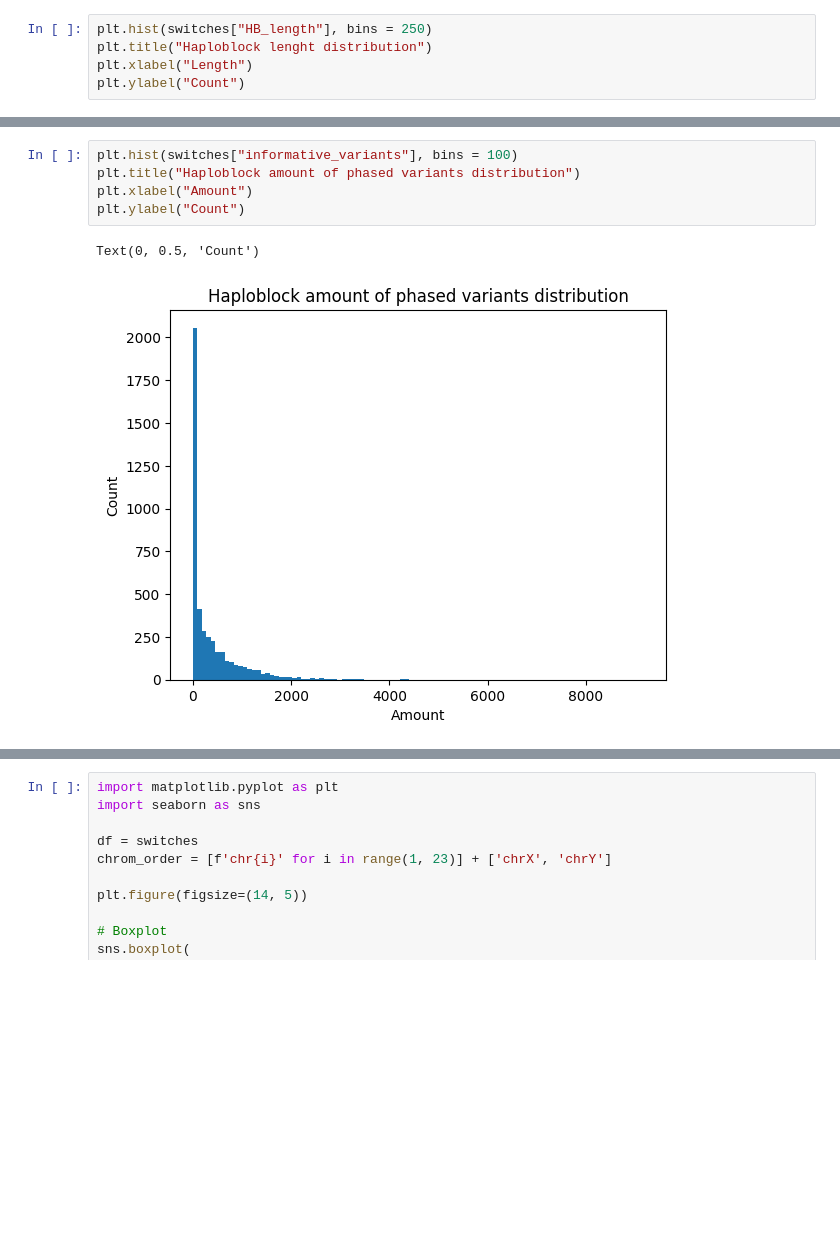
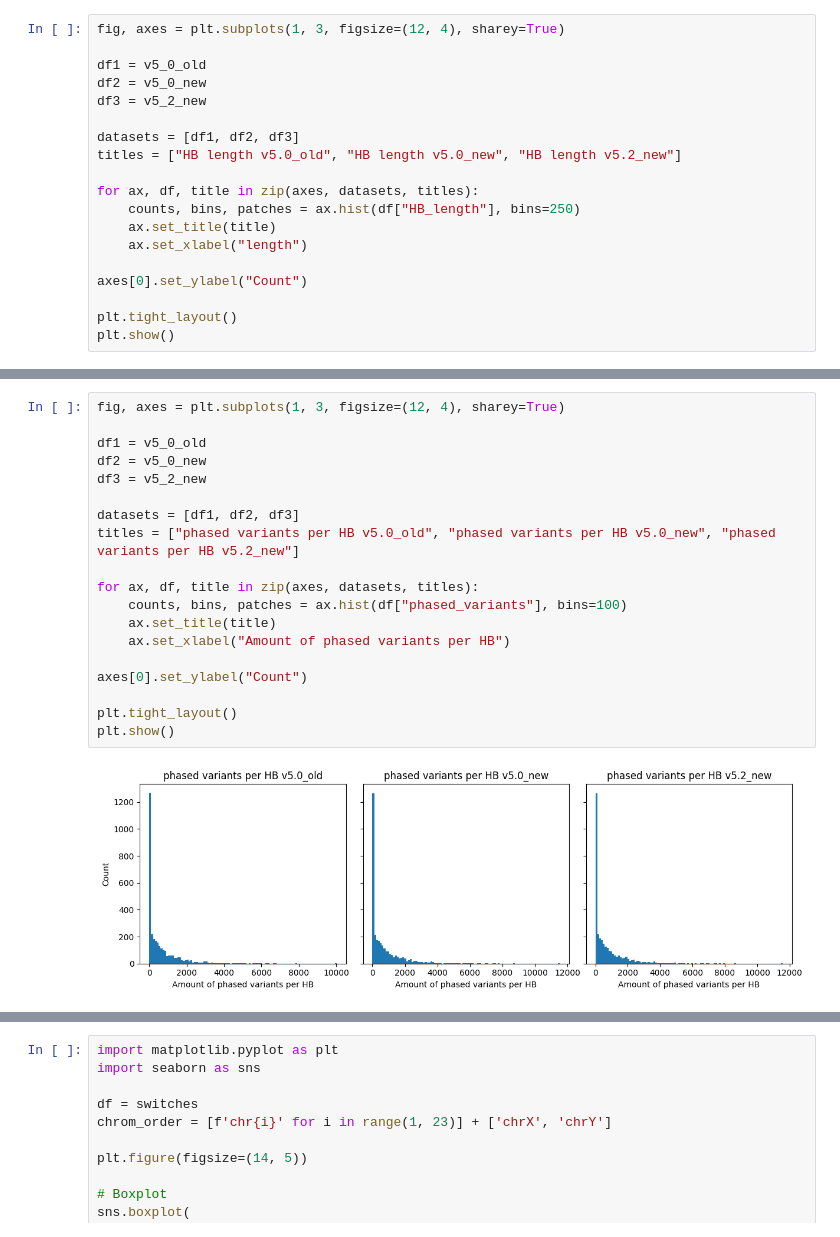
Before and after one commit to Gwenvdsluis/Non-targeted_NIPD_for_monogenic_disease_using_long-read_seq, a Jupyter notebook: VISUALISE_OMIM.ipynb, the cells around one changed output, grey strips where cells are left out. Cells and saved outputs as stored; diff of their text form; blank space fills up the shorter version.

Commit message:
alles t/m het defineren van Cor_phased in vcf

```diff
--- a/VISUALISE_OMIM.ipynb
+++ b/VISUALISE_OMIM.ipynb
@@ -51,6 +512,20 @@ Text(0, 0.5, 'count')
 # %%
-plt.hist(switches["HB_length"], bins = 250)
-plt.title("Haploblock lenght distribution")
-plt.xlabel("Length")
-plt.ylabel("Count")
+fig, axes = plt.subplots(1, 3, figsize=(12, 4), sharey=True)
+
+df1 = v5_0_old
+df2 = v5_0_new
+df3 = v5_2_new
+
+datasets = [df1, df2, df3]
+titles = ["HB length v5.0_old", "HB length v5.0_new", "HB length v5.2_new"]
+
+for ax, df, title in zip(axes, datasets, titles):
+    counts, bins, patches = ax.hist(df["HB_length"], bins=250)
+    ax.set_title(title)
+    ax.set_xlabel("length")
+
+axes[0].set_ylabel("Count")
+
+plt.tight_layout()
+plt.show()
 # %% [output]
@@ -59,9 +533,22 @@ Text(0, 0.5, 'Count')
 # %%
-plt.hist(switches["informative_variants"], bins = 100)
-plt.title("Haploblock amount of phased variants distribution")
-plt.xlabel("Amount")
-plt.ylabel("Count")
+fig, axes = plt.subplots(1, 3, figsize=(12, 4), sharey=True)
+
+df1 = v5_0_old
+df2 = v5_0_new
+df3 = v5_2_new
+
+datasets = [df1, df2, df3]
+titles = ["phased variants per HB v5.0_old", "phased variants per HB v5.0_new", "phased variants per HB v5.2_new"]
+
+for ax, df, title in zip(axes, datasets, titles):
+    counts, bins, patches = ax.hist(df["phased_variants"], bins=100)
+    ax.set_title(title)
+    ax.set_xlabel("Amount of phased variants per HB")
+
+axes[0].set_ylabel("Count")
+
+plt.tight_layout()
+plt.show()
 # %% [output]
-Text(0, 0.5, 'Count')
-[figure, old version]
+[figure, new version]
 # %%
```
Also changed, not shown: parts of 21 cells of this notebook, 5 other files.
